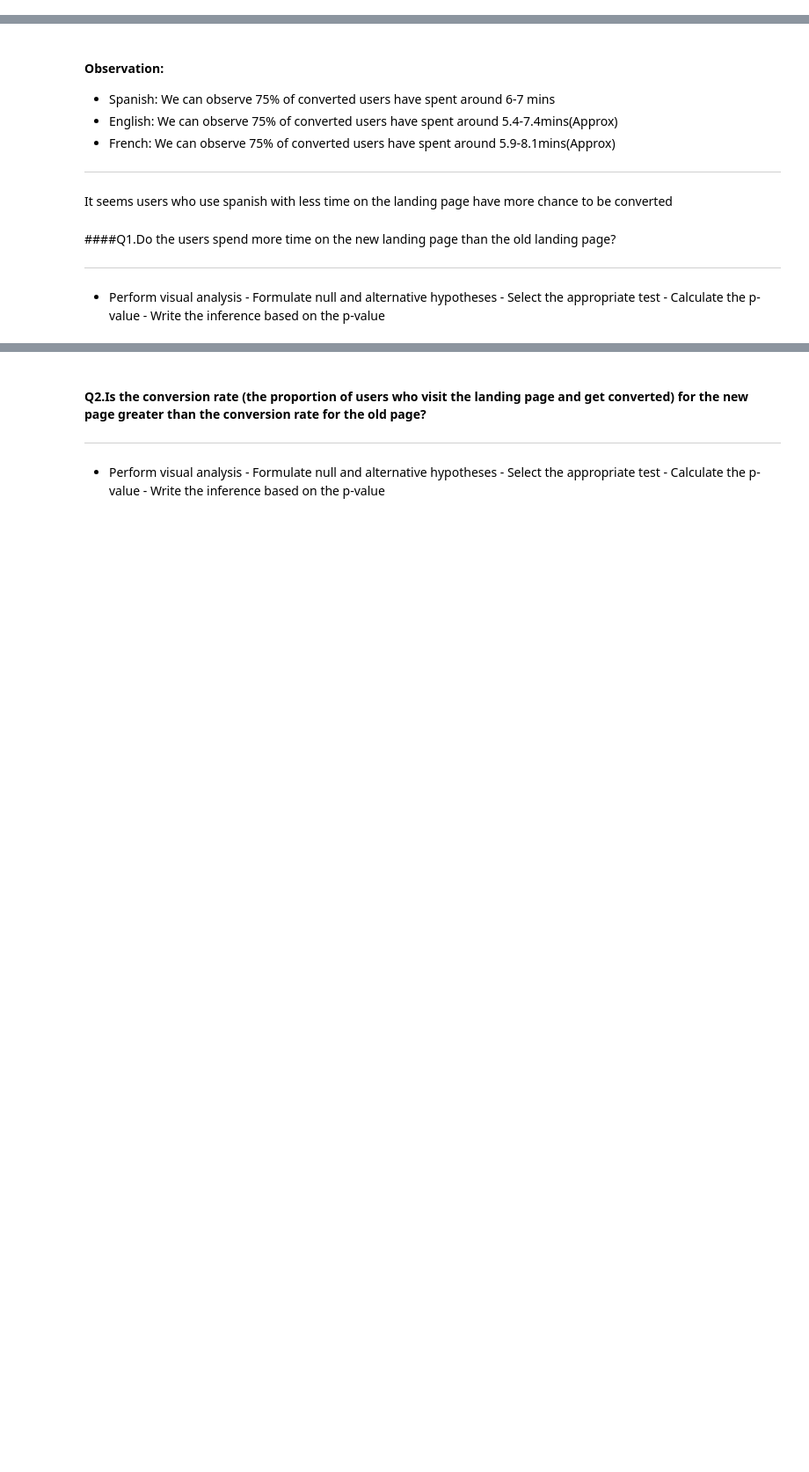
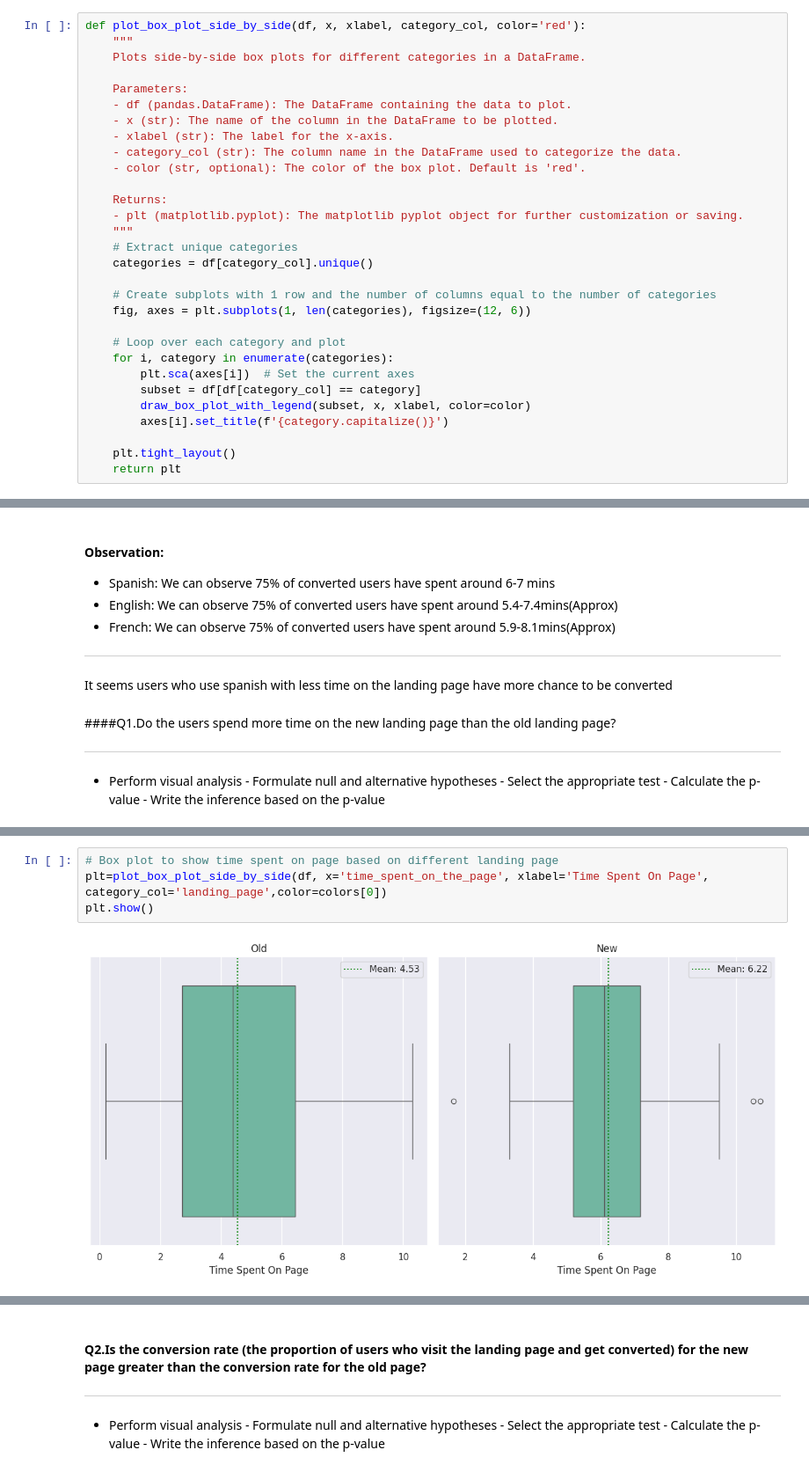
Before and after one commit to Rajesh2015/E-news-Express-Project, a Jupyter notebook: E-news Express Project Solution.ipynb, the cells around one changed output, grey strips where cells are left out. Shown at 88% size. Drawn from its saved outputs; the diff is of its cells as text; blank space fills up the shorter version.

```diff
--- a/E-news Express Project Solution.ipynb
+++ b/E-news Express Project Solution.ipynb
@@ -344,0 +364,30 @@ def plot_boxplot(df, x_col, y_col, hue_col=None, title=None, xlabel=None, figsiz
+# %%
+def plot_box_plot_side_by_side(df, x, xlabel, category_col, color='red'):
+    """
+    Plots side-by-side box plots for different categories in a DataFrame.
+
+    Parameters:
+    - df (pandas.DataFrame): The DataFrame containing the data to plot.
+    - x (str): The name of the column in the DataFrame to be plotted.
+    - xlabel (str): The label for the x-axis.
+    - category_col (str): The column name in the DataFrame used to categorize the data.
+    - color (str, optional): The color of the box plot. Default is 'red'.
+
+    Returns:
+    - plt (matplotlib.pyplot): The matplotlib pyplot object for further customization or saving.
+    """
+    # Extract unique categories
+    categories = df[category_col].unique()
+
+    # Create subplots with 1 row and the number of columns equal to the number of categories
+    fig, axes = plt.subplots(1, len(categories), figsize=(12, 6))
+
+    # Loop over each category and plot
+    for i, category in enumerate(categories):
+        plt.sca(axes[i])  # Set the current axes
+        subset = df[df[category_col] == category]
+        draw_box_plot_with_legend(subset, x, xlabel, color=color)
+        axes[i].set_title(f'{category.capitalize()}')
+
+    plt.tight_layout()
+    return plt
@@ -649,0 +750,6 @@ It seems users who use spanish with less time on the landing page have more chan
+# %%
+# Box plot to show time spent on page based on different landing page
+plt=plot_box_plot_side_by_side(df, x='time_spent_on_the_page', xlabel='Time Spent On Page', category_col='landing_page',color=colors[0])
+plt.show()
+# %% [output]
+[figure, added]
```
Also changed, not shown: parts of 17 cells of this notebook.
